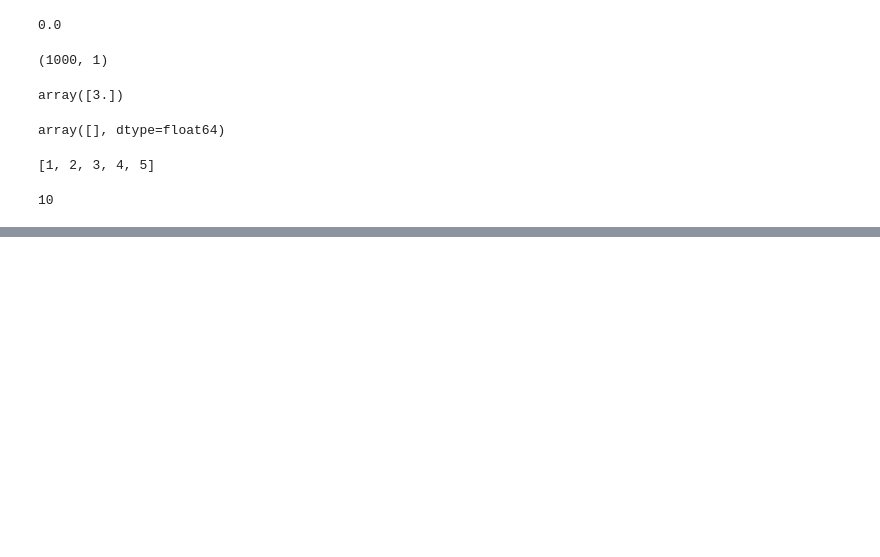
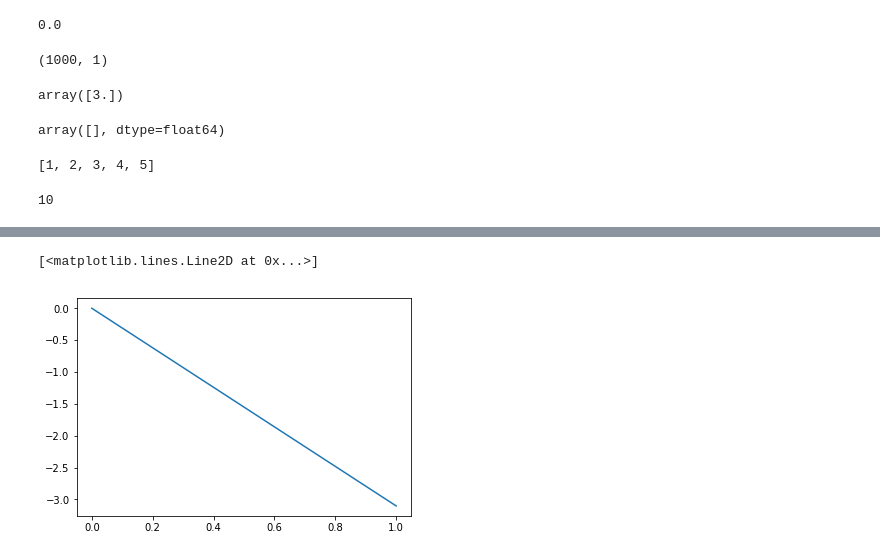
Before and after one commit to sikunzzz/FirstProject, a Jupyter notebook: Python_Course_Project/Trythings.ipynb, the cells around one changed output, grey strips where cells are left out. Saved outputs shown, nothing was run; the diff lists cells and outputs as text; code cells hidden in the pictures; blank space fills up the shorter version.

```diff
--- a/Python_Course_Project/Trythings.ipynb
+++ b/Python_Course_Project/Trythings.ipynb
@@ -308,0 +394,4 @@ b.print_out()
+# %%
+def vega(s, tau, sigma, k, r, q):
+    d1 = (np.log(s/k) + (r - q + sigma**2/2)*tau)/(sigma*tau)
+    return s*np.exp(-q*tau)*norm.pdf(d1)*np.sqrt(tau)
@@ -308,0 +400,5 @@ b.print_out()
+# %%
+vega(s[:-1], tau[:-1], k, sigma[:-1], r, q)
+# %% [output]
+[<matplotlib.lines.Line2D at 0x...>]
+[figure, added]
```
Also changed, not shown: parts of 17 cells of this notebook, 3 other files.
